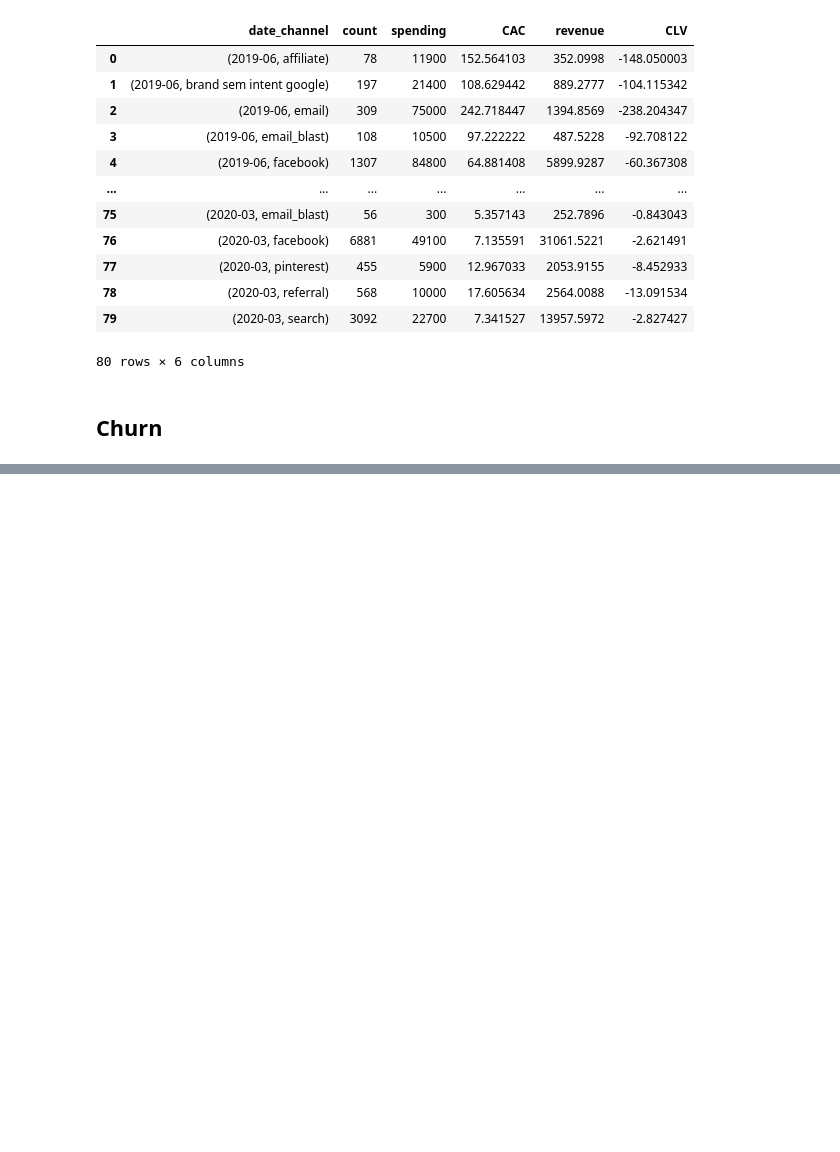
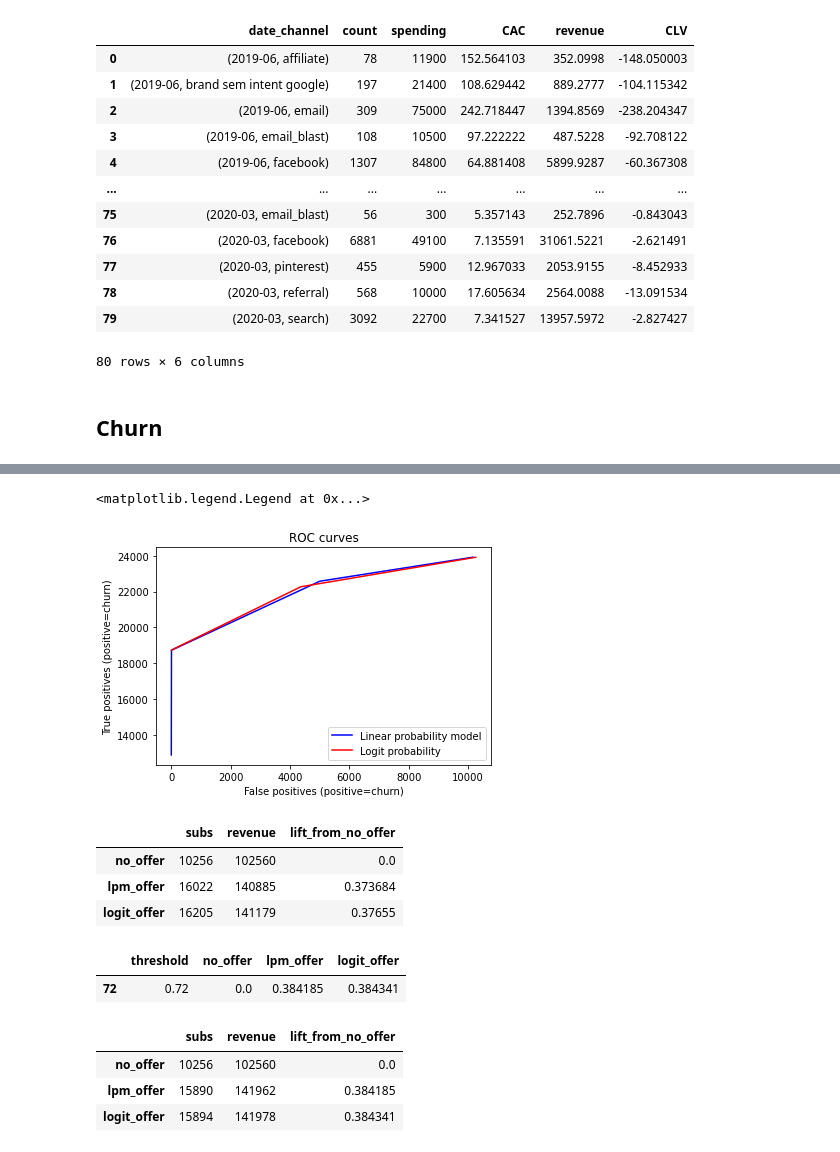
Before and after one commit to yuxouyan/MarketingAnalytics, a Jupyter notebook: Marketing Analysis Final Project - Abigail Ouyang.ipynb, the cells around one changed output, grey strips where cells are left out. Drawn from its saved outputs; the diff is of its cells as text; code cells hidden in the pictures; blank space fills up the shorter version.

```diff
--- a/Marketing Analysis Final Project - Abigail Ouyang.ipynb
+++ b/Marketing Analysis Final Project - Abigail Ouyang.ipynb
@@ -791,0 +1120,18 @@ import math
+# %%
+# --- evaluate model predictions using numerical quantification (ROC curves)
+# make confusion matrices
+logit_conf_mat, logit_false_positives, logit_true_positives = get_gini_info(df_test['churn_TF'], df_test['prob_churn_logit'])
+lpm_conf_mat, lpm_false_positives, lpm_true_positives = get_gini_info(df_test['churn_TF'], df_test['prob_churn_lpm'])
+# %%
+# plot ROC curves
+fig = plt.figure()
+ax1 = plt.gca()
+ax1.plot(lpm_false_positives, lpm_true_positives, 'b-')
+ax1.plot(logit_false_positives, logit_true_positives, 'r-')
+plt.title('ROC curves')
+plt.xlabel('False positives (positive=churn)')
+plt.ylabel('True positives (positive=churn)')
+plt.legend(labels=['Linear probability model', 'Logit probability'])
+# %% [output]
+<matplotlib.legend.Legend at 0x...>
+[figure, added]
@@ -791,0 +1156,7 @@ import math
+# %%
+df_impact
+# %% [output]
+|  | subs | revenue | lift_from_no_offer |
+| no_offer | 10256 | 102560 | 0.0 |
+| lpm_offer | 16022 | 140885 | 0.373684 |
+| logit_offer | 16205 | 141179 | 0.37655 |
@@ -791,0 +1173,5 @@ import math
+# %%
+df_lift_threshold[(df_lift_threshold['logit_offer'] == max(df_lift_threshold['logit_offer']))]
+# %% [output]
+|  | threshold | no_offer | lpm_offer | logit_offer |
+| 72 | 0.72 | 0.0 | 0.384185 | 0.384341 |
@@ -791,0 +1180,7 @@ import math
+# %%
+df_impact_2
+# %% [output]
+|  | subs | revenue | lift_from_no_offer |
+| no_offer | 10256 | 102560 | 0.0 |
+| lpm_offer | 15890 | 141962 | 0.384185 |
+| logit_offer | 15894 | 141978 | 0.384341 |
```
Also changed, not shown: parts of 51 cells of this notebook.
